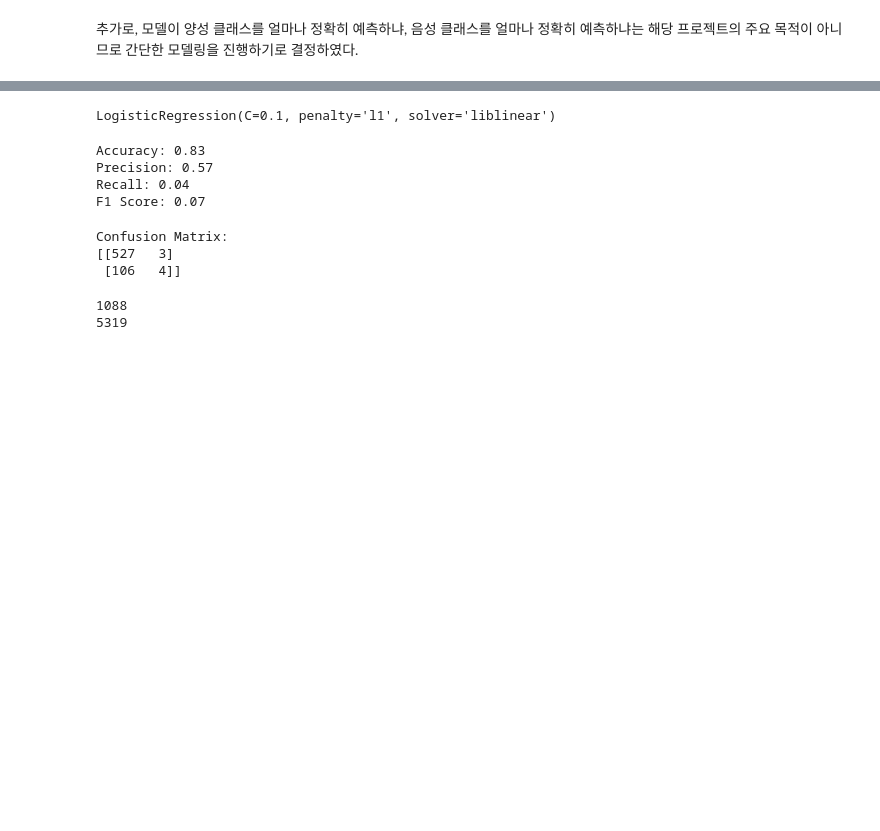
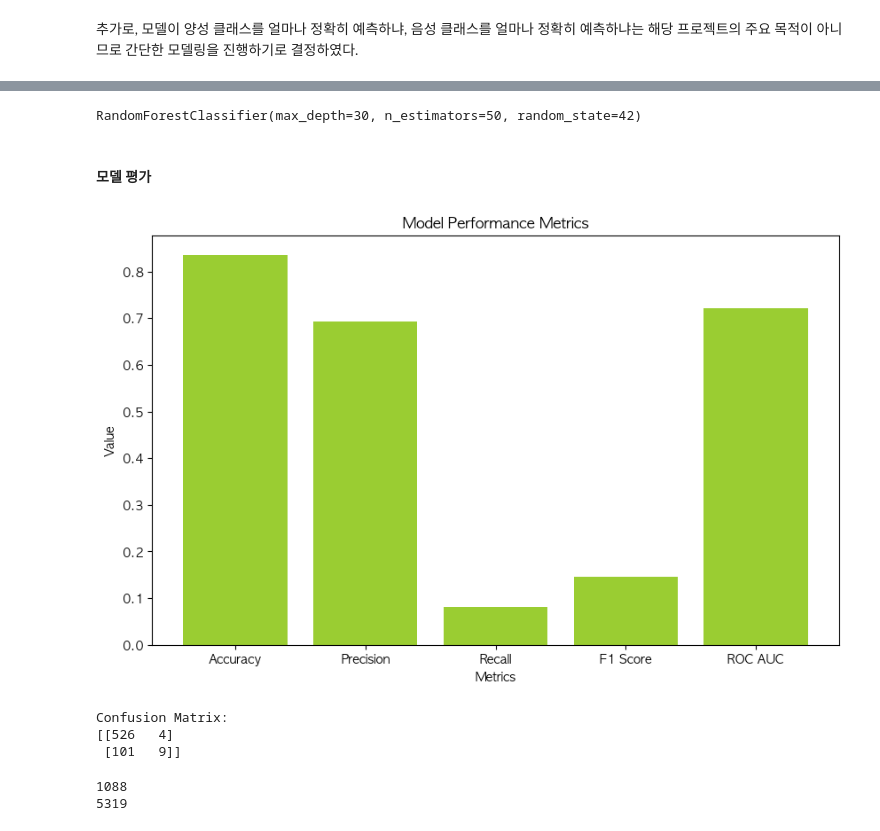
Before and after one commit to Da-Hye-JUNG/RE-Speed-Dating, a Jupyter notebook: 스피드데이팅성공요인분석_code.ipynb, the cells around one changed output, grey strips where cells are left out. Cells and saved outputs as stored; diff of their text form; code cells hidden in the pictures; blank space fills up the shorter version.

```diff
--- a/스피드데이팅성공요인분석_code.ipynb
+++ b/스피드데이팅성공요인분석_code.ipynb
@@ -1249,40 +1300,41 @@ selected_indices = model.coef_[0] != 0
 # %%
-X_train_selected = X_train.loc[:, selected_indices]
-X_test_selected = X_test.loc[:, selected_indices]
+model = RandomForestClassifier(n_estimators=50, max_depth = 30, random_state=42)
 # %%
-# 모델 재훈련
-model.fit(X_train_selected, y_train)
+# 모델 훈련
+model.fit(X_train, y_train)
 # %% [output]
-LogisticRegression(C=0.1, penalty='l1', solver='liblinear')
+RandomForestClassifier(max_depth=30, n_estimators=50, random_state=42)
 # %%
 # 훈련된 모델로 테스트 데이터 예측
-y_pred = model.predict(X_test_selected)
+y_pred = model.predict(X_test)
+# %% [markdown]
+#### 모델 평가
 # %%
-# 모델 평가
-# 정확도
+# 정확도, 정밀도, 재현율, F1 점수, ROC AUC
 accuracy = accuracy_score(y_test, y_pred)
-# 정밀도
 precision = precision_score(y_test, y_pred)
-# 재현율
 recall = recall_score(y_test, y_pred)
-# F1 score
 f1 = f1_score(y_test, y_pred)
+roc_auc = roc_auc_score(y_test, model.predict_proba(X_test)[:, 1])
 
-print(f'Accuracy: {accuracy:.2f}\nPrecision: {precision:.2f}\nRecall: {recall:.2f}\nF1 Score: {f1:.2f}')
+metrics = {'Accuracy': accuracy, 'Precision': precision, 'Recall': recall, 'F1 Score': f1, 'ROC AUC': roc_auc}
+
+plt.figure(figsize=(10, 6))
+plt.bar(metrics.keys(), metrics.values(), color='yellowgreen')
+plt.xlabel('Metrics')
+plt.ylabel('Value')
+plt.title('Model Performance Metrics')
 plt.show()
 # %% [output]
-Accuracy: 0.83
-Precision: 0.57
-Recall: 0.04
-F1 Score: 0.07
+[figure, added]
 # %%
 conf_matrix = confusion_matrix(y_test, y_pred)
 print("Confusion Matrix:")
 print(conf_matrix)
 # %% [output]
 Confusion Matrix:
-[[527   3]
- [106   4]]
+[[526   4]
+ [101   9]]
 # %%
 print(len(data[data['match'] == 1]))
 print(len(data[data['match'] == 0]))
```
Also changed, not shown: parts of 69 cells of this notebook.
